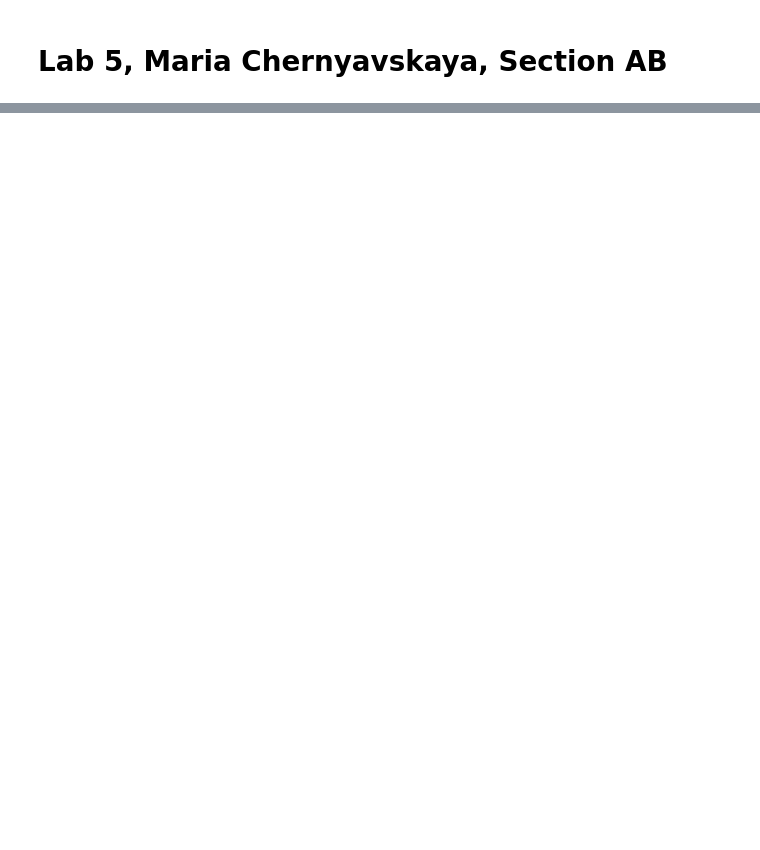
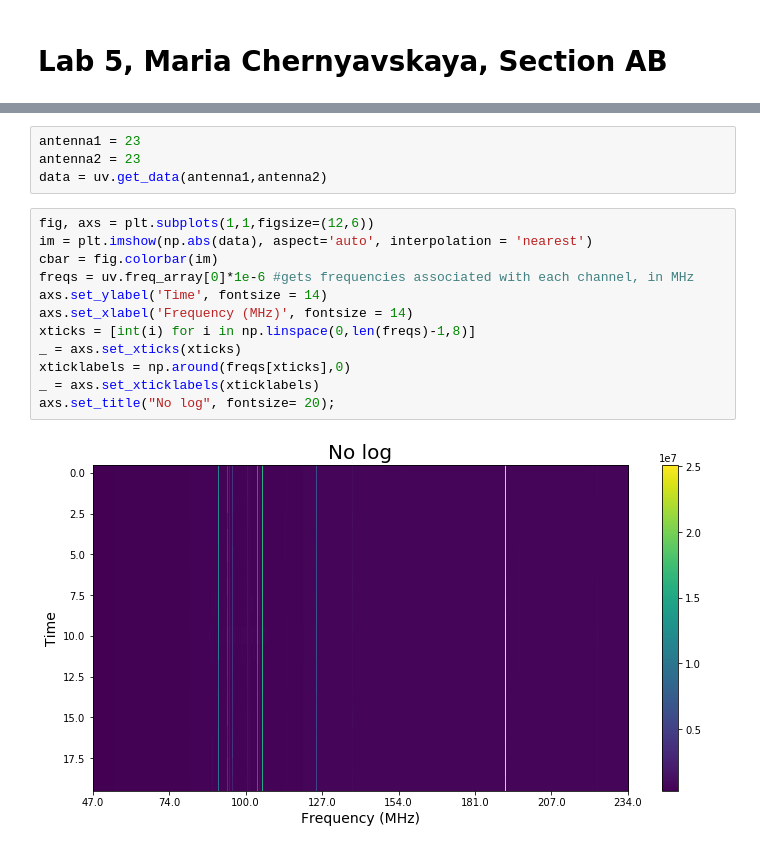
Before and after one commit to maria8ch/Phys434_BigData, a Jupyter notebook: Chernyavskaya_Report5.ipynb, the cells around one changed output, grey strips where cells are left out. Drawn from its saved outputs; the diff is of its cells as text; blank space fills up the shorter version.

```diff
--- a/Chernyavskaya_Report5.ipynb
+++ b/Chernyavskaya_Report5.ipynb
@@ -52,0 +118,18 @@ _ = axs.set_xticklabels(xticklabels)
+# %%
+antenna1 = 23
+antenna2 = 23
+data = uv.get_data(antenna1,antenna2)
+# %%
+fig, axs = plt.subplots(1,1,figsize=(12,6))
+im = plt.imshow(np.abs(data), aspect='auto', interpolation = 'nearest')
+cbar = fig.colorbar(im)
+freqs = uv.freq_array[0]*1e-6 #gets frequencies associated with each channel, in MHz
+axs.set_ylabel('Time', fontsize = 14)
+axs.set_xlabel('Frequency (MHz)', fontsize = 14)
+xticks = [int(i) for i in np.linspace(0,len(freqs)-1,8)]
+_ = axs.set_xticks(xticks)
+xticklabels = np.around(freqs[xticks],0)
+_ = axs.set_xticklabels(xticklabels)
+axs.set_title("No log", fontsize= 20);
+# %% [output]
+[figure, added]
```
Also changed, not shown: parts of 26 cells of this notebook.
